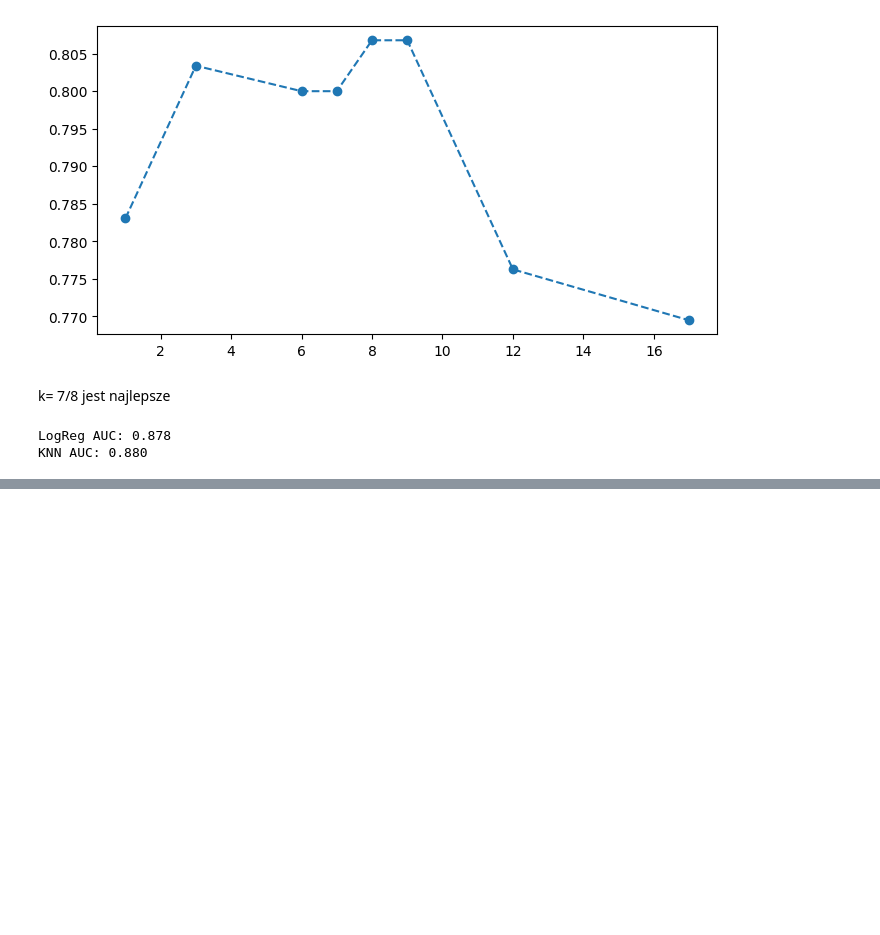
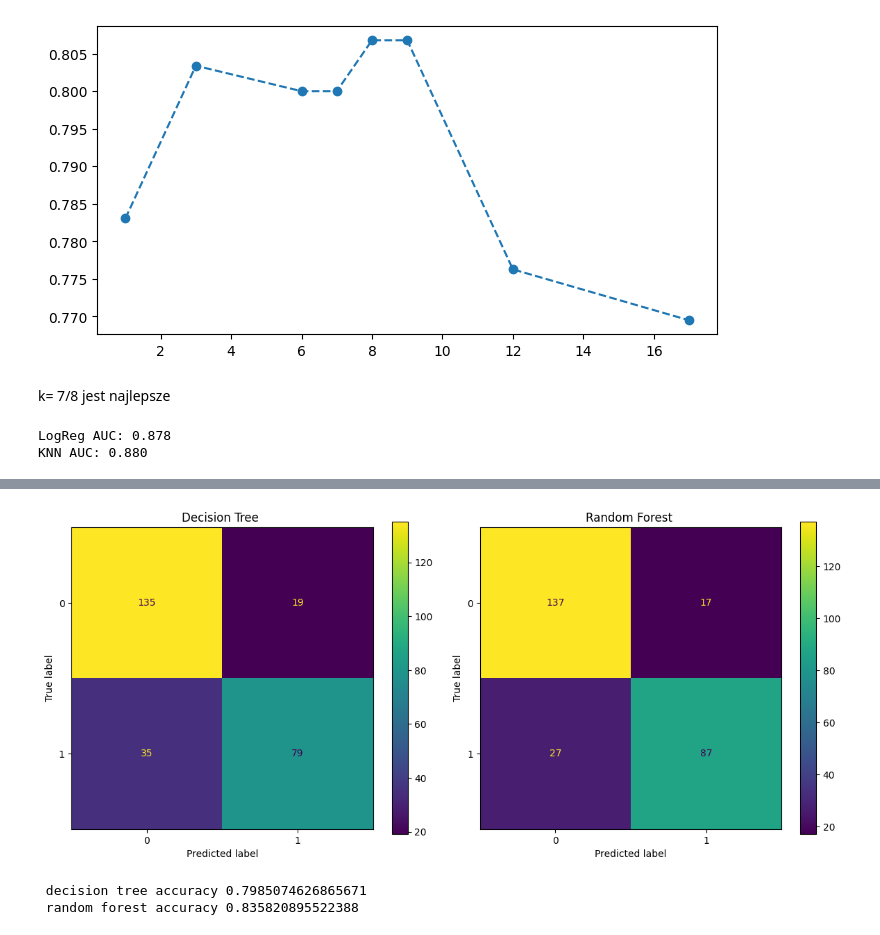
Before and after one commit to michallitwin/python-learning, a Jupyter notebook: python_projects/tytanic_ml.ipynb, the cells around one changed output, grey strips where cells are left out. Drawn from its saved outputs; the diff is of its cells as text; code cells hidden in the pictures; blank space fills up the shorter version.

```diff
--- a/python_projects/tytanic_ml.ipynb
+++ b/python_projects/tytanic_ml.ipynb
@@ -260,0 +346,22 @@ KNN AUC: 0.880
+# %%
+fig, axes = plt.subplots(1, 2, figsize=(12, 5))
+
+disp_dt = ConfusionMatrixDisplay(confusion_matrix=cm1)
+disp_dt.plot(ax=axes[0])
+axes[0].set_title("Decision Tree ")
+
+disp_rf = ConfusionMatrixDisplay(confusion_matrix=cm2)
+disp_rf.plot(ax=axes[1])
+axes[1].set_title("Random Forest ")
+
+plt.tight_layout()
+plt.show()
+# %% [output]
+[figure, added]
+# %%
+score_dt = dtree.score(X_test, y_test)
+score_rf = rfc.score(X_test, y_test)
+print(f" decision tree accuracy {score_dt} \n random forest accuracy {score_rf}")
+# %% [output]
+ decision tree accuracy 0.7985074626865671
+ random forest accuracy 0.835820895522388
```
Also changed, not shown: parts of 18 cells of this notebook.
